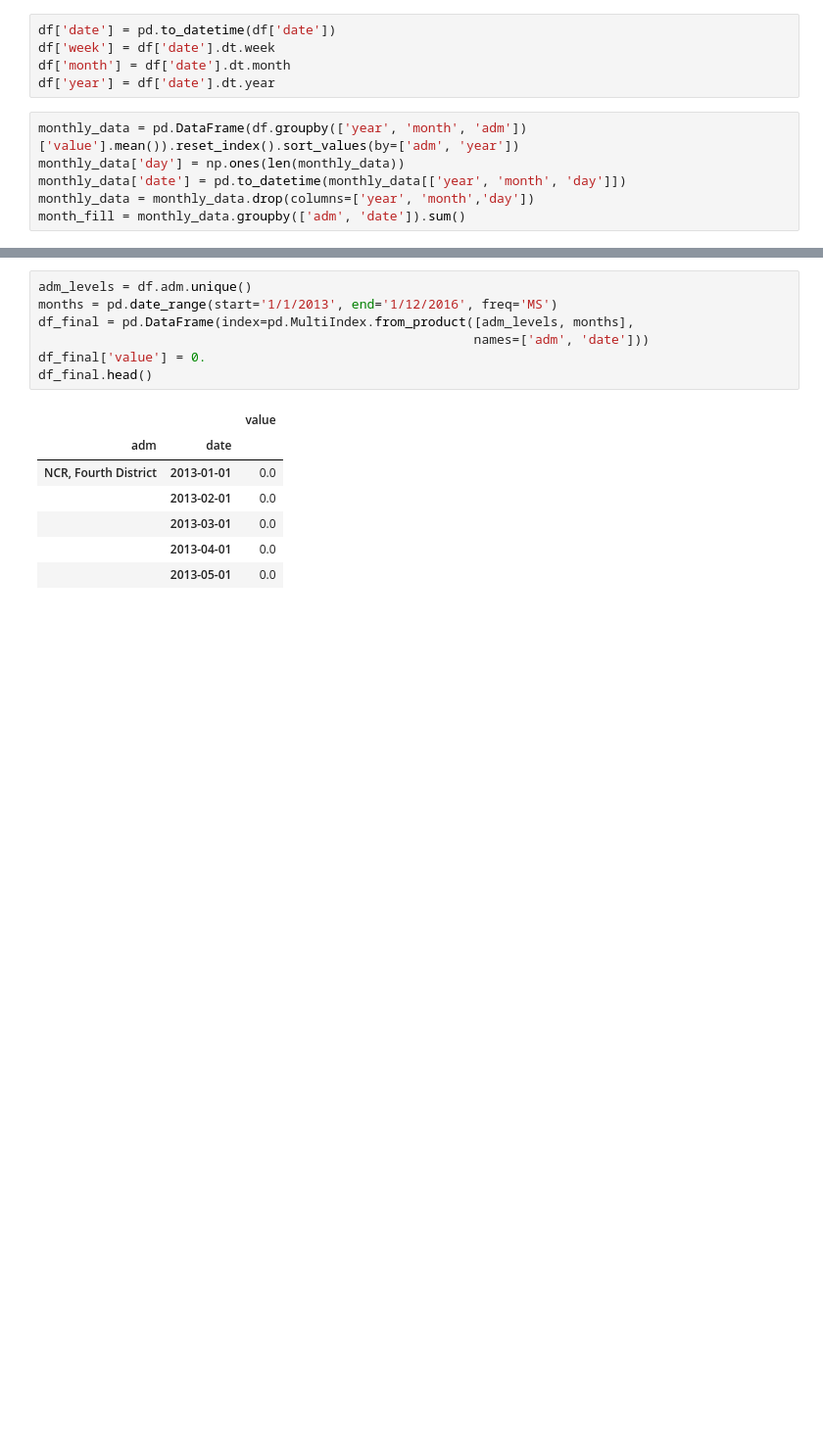
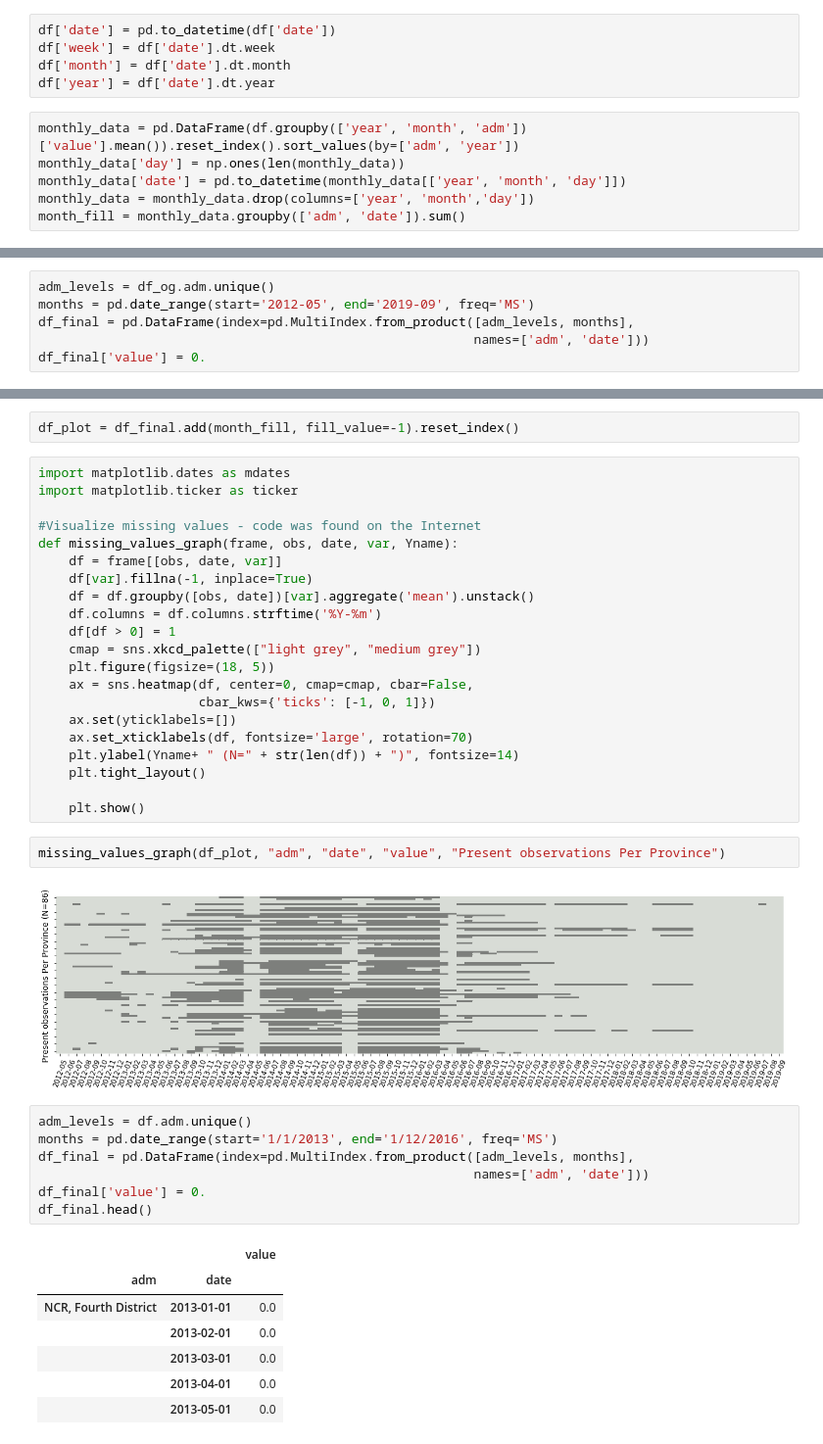
Before and after one commit to kopyakova/510seminar, a Jupyter notebook: unsorted/School_Filter.ipynb, the cells around one changed output, grey strips where cells are left out. Shown: that part at 98% size. Saved outputs shown, nothing was run; the diff lists cells and outputs as text; blank space fills up the shorter version.

Commit message:
Plot layout changed in Results

```diff
--- a/unsorted/School_Filter.ipynb
+++ b/unsorted/School_Filter.ipynb
@@ -174,0 +147,6 @@ month_fill = monthly_data.groupby(['adm', 'date']).sum()
+# %%
+adm_levels = df_og.adm.unique()
+months = pd.date_range(start='2012-05', end='2019-09', freq='MS')
+df_final = pd.DataFrame(index=pd.MultiIndex.from_product([adm_levels, months],
+                                                         names=['adm', 'date']))
+df_final['value'] = 0.
@@ -175,3 +161,30 @@ month_fill = monthly_data.groupby(['adm', 'date']).sum()
+# %%
+df_plot = df_final.add(month_fill, fill_value=-1).reset_index()
+# %%
+import matplotlib.dates as mdates
+import matplotlib.ticker as ticker
+
+#Visualize missing values - code was found on the Internet
+def missing_values_graph(frame, obs, date, var, Yname):
+    df = frame[[obs, date, var]]
+    df[var].fillna(-1, inplace=True)
+    df = df.groupby([obs, date])[var].aggregate('mean').unstack()
+    df.columns = df.columns.strftime('%Y-%m')
+    df[df > 0] = 1
+    cmap = sns.xkcd_palette(["light grey", "medium grey"])
+    plt.figure(figsize=(18, 5))
+    ax = sns.heatmap(df, center=0, cmap=cmap, cbar=False,
+                     cbar_kws={'ticks': [-1, 0, 1]})
+    ax.set(yticklabels=[])
+    ax.set_xticklabels(df, fontsize='large', rotation=70)
+    plt.ylabel(Yname+ " (N=" + str(len(df)) + ")", fontsize=14)
+    plt.tight_layout()
+
+    plt.show()
+# %%
+missing_values_graph(df_plot, "adm", "date", "value", "Present observations Per Province")
+# %% [output]
+[figure, added]
 # %%
 adm_levels = df.adm.unique()
 months = pd.date_range(start='1/1/2013', end='1/12/2016', freq='MS')
```
Also changed, not shown: parts of 28 cells of this notebook, 3 other files.
